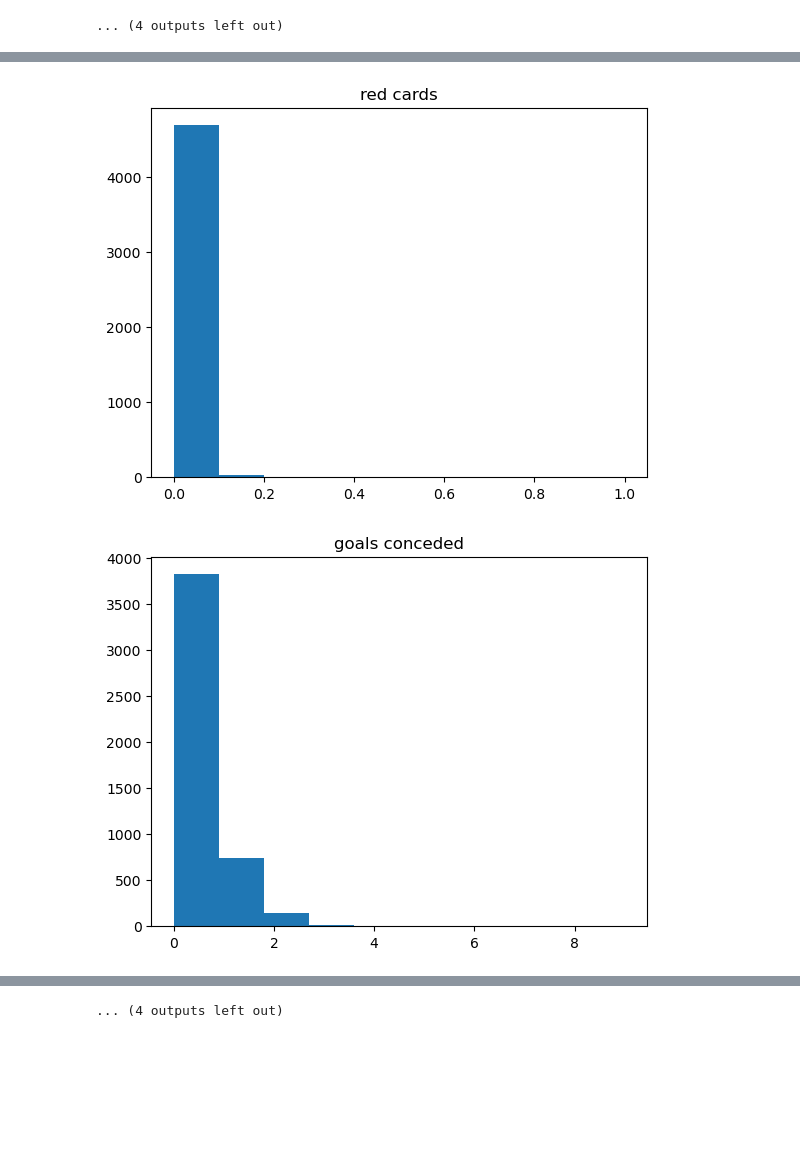
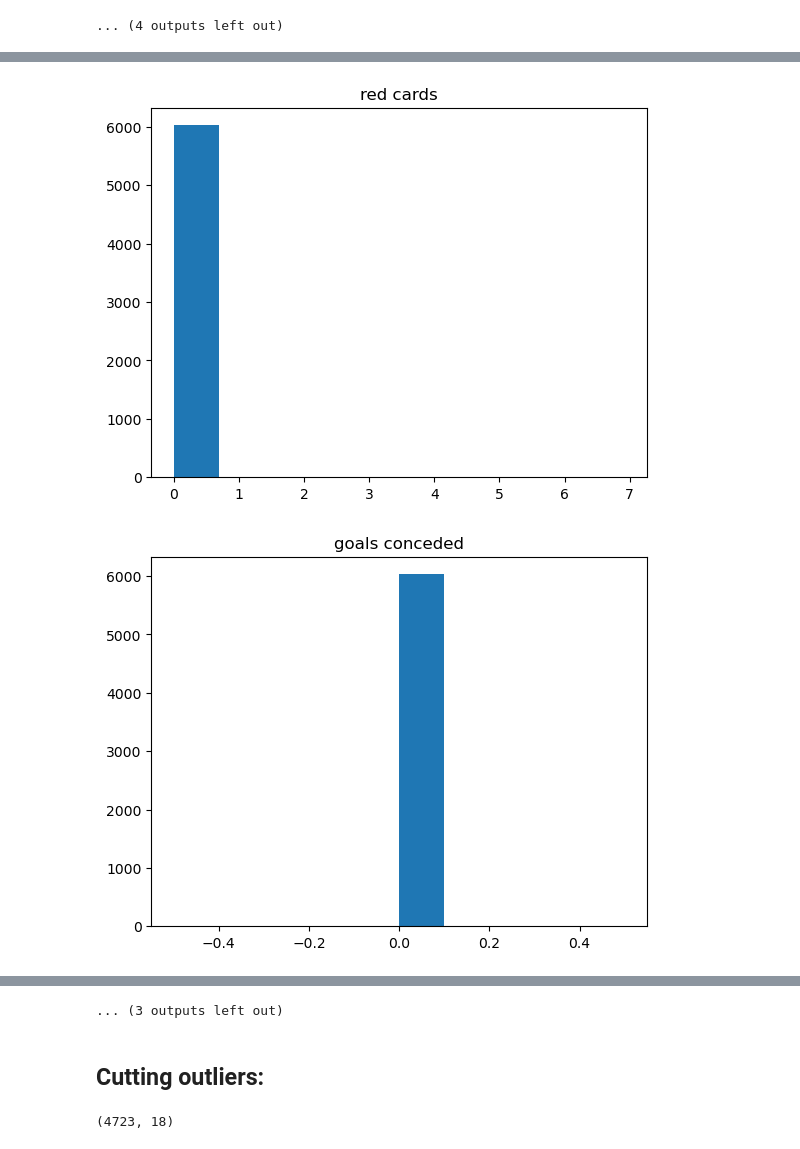
Before and after one commit to AloqailyHat/Usecase-7, a Jupyter notebook: EDA explain template.ipynb, the cells around one changed output, grey strips where cells are left out. Saved outputs shown, nothing was run; the diff lists cells and outputs as text; code cells hidden in the pictures; blank space fills up the shorter version.

```diff
--- a/EDA explain template.ipynb
+++ b/EDA explain template.ipynb
@@ -137,5 +138,5 @@ Assess whether the data is appropriate and applicable for the intended analysis.
 # %%
-df_football.drop(['player', 'position_encoded', 'winger'], axis=1, inplace=True)
+df_football.drop(['player','name', 'position_encoded', 'winger'], axis=1, inplace=True)
 # %%
 df_football.columns
 # %% [output]
@@ -325,15 +323,15 @@ df_rest_players
 # now let's split the numerical columns from the categorical ones for both dat
 # %%
 # dataset 1: df_gkeeper_defender
-gkeeper_defender_categorical = ['team', 'name', 'position']
+gkeeper_defender_categorical = ['team', 'position']
 gkeeper_defender_numerical = ['height', 'age', 'appearance', 'goals', 'assists', 'yellow cards', 'second yellow cards',
                               'red cards','goals conceded', 'clean sheets', 'minutes played', 'days_injured', 'games_injured',
                              'award', 'current_value', 'highest_value']
 # %%
 # dataset 2: rest_players
-rest_players_categorical = ['team', 'name', 'position']
+rest_players_categorical = ['team', 'position']
 rest_players_numerical = ['height', 'age', 'appearance', 'goals', 'assists', 'yellow cards', 'second yellow cards',
-                              'red cards','goals conceded', 'clean sheets', 'minutes played', 'days_injured', 'games_injured',
+                              'red cards','goals conceded', 'minutes played', 'days_injured', 'games_injured',
                              'award', 'current_value', 'highest_value']
 # %%
 # now let's see if there are any values exestied once, which will affect in our training model
@@ -416,7 +431,7 @@ for x in gkeeper_defender_numerical:
 # dataset 2: rest_players
 # now let's see the numerical values
 for x in rest_players_numerical:
-    plt.hist([df_gkeeper_defender[x]])
+    plt.hist([df_rest_players[x]])
     plt.title(x)
     plt.show()
 # %% [output]
@@ -430,2 +445,2 @@ for x in rest_players_numerical:
-[figure, old version]
+[figure, new version]
-[figure, old version]
+[figure, new version]
@@ -435 +450,3 @@ for x in rest_players_numerical:
-... (4 outputs left out)
+... (3 outputs left out)
+# %% [markdown]
+## Cutting outliers:
@@ -435,0 +455,4 @@ for x in rest_players_numerical:
+# %%
+df_gkeeper_defender.shape
+# %% [output]
+(4723, 18)
```
Also changed, not shown: parts of 32 cells of this notebook, 3 other files.
